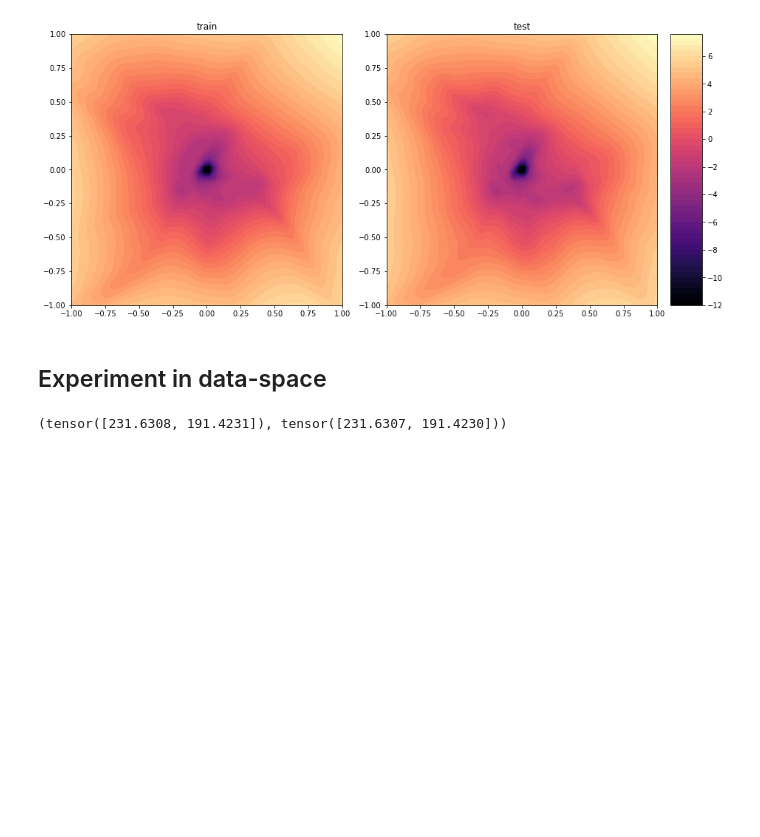
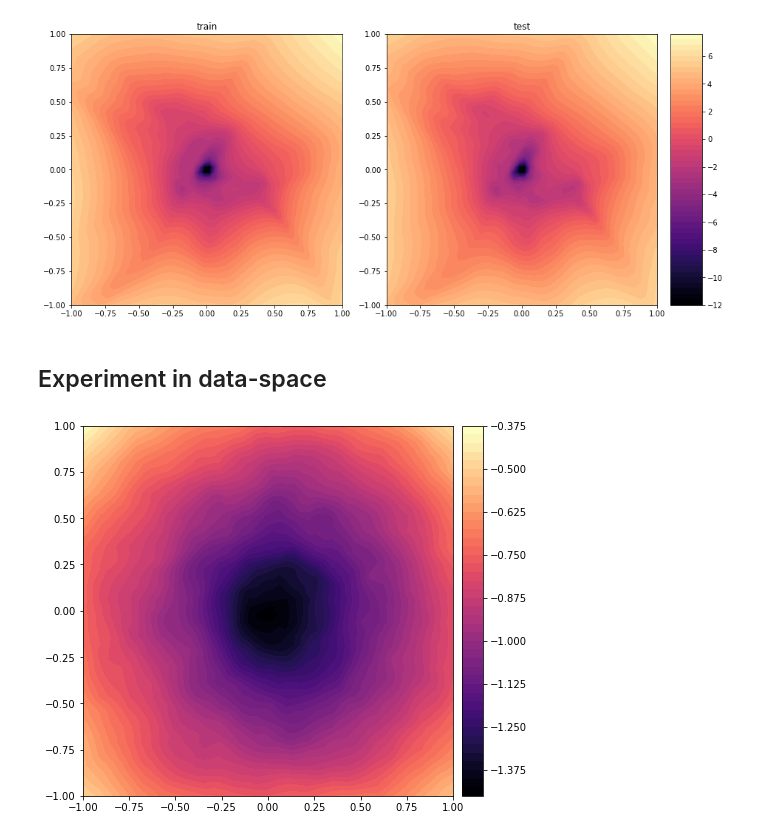
Before and after one commit to Burt360/loss-surfaces-in-data, a Jupyter notebook: swissroll.ipynb, the cells around one changed output. Saved outputs shown, nothing was run; the diff lists cells and outputs as text; code cells hidden in the pictures; blank space fills up the shorter version.

Commit message:
feat: made my first loss surface in data-space

```diff
--- a/swissroll.ipynb
+++ b/swissroll.ipynb
@@ -445,7 +539,10 @@ dir0 = get_random_data_dir(train_set, rng)
-# %%
-dim = 0
-scale_dir(train_set, dir0, dim)
-
-dir0.norm(dim=dim), train_set[:][0].norm(dim=dim)
-# %% [output]
-(tensor([231.6308, 191.4231]), tensor([231.6307, 191.4230]))
+# %%
+rng = torch.Generator().manual_seed(42)
+dirs = get_2_random_data_dirs(train_set, rng)
+scale_data_dirs(train_set, dirs)
+
+xsteps, ysteps, train_losses = get_loss_surface_dataspace(model, train_set, dirs)
+# %%
+plot_loss_surface_dataspace(train_losses, xsteps, ysteps)
+# %% [output]
+[figure, added]
```
Also changed, not shown: parts of 9 cells of this notebook.
